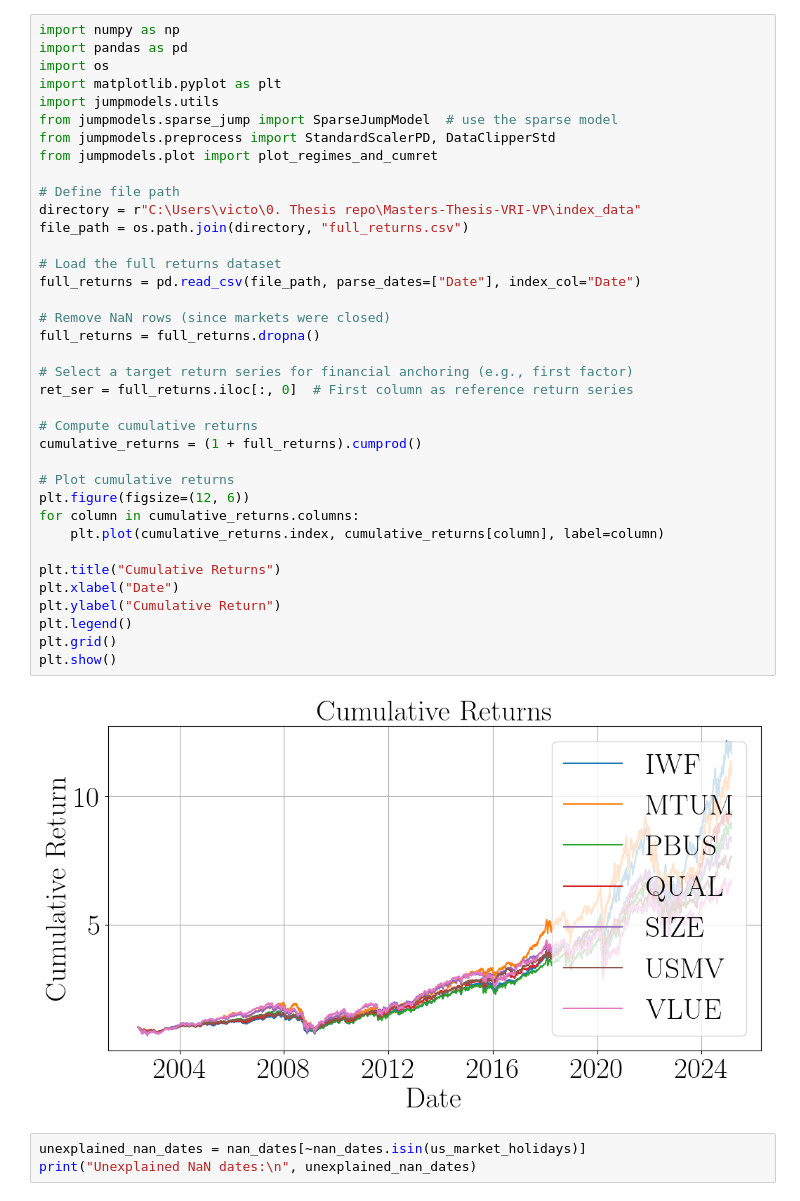
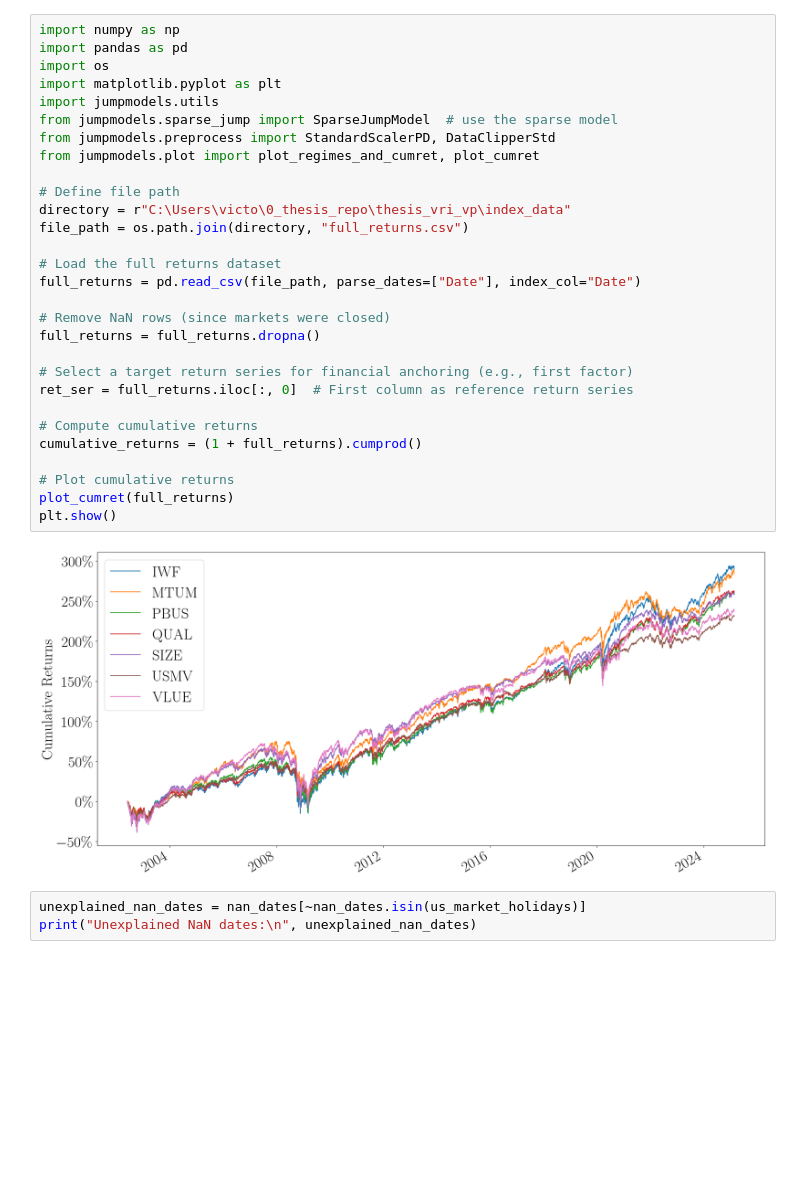
Before and after one commit to Kingmir96/thesis_vri_vp, a Jupyter notebook: victor/sparseJM.ipynb, the cells around one changed output. Saved outputs shown, nothing was run; the diff lists cells and outputs as text; blank space fills up the shorter version.

```diff
--- a/victor/sparseJM.ipynb
+++ b/victor/sparseJM.ipynb
@@ -1,42 +1,34 @@
 # %%
 import numpy as np
 import pandas as pd
 import os
 import matplotlib.pyplot as plt
 import jumpmodels.utils
 from jumpmodels.sparse_jump import SparseJumpModel  # use the sparse model
 from jumpmodels.preprocess import StandardScalerPD, DataClipperStd
-from jumpmodels.plot import plot_regimes_and_cumret
+from jumpmodels.plot import plot_regimes_and_cumret, plot_cumret
 
 # Define file path
-directory = r"C:\Users\victo\0. Thesis repo\Masters-Thesis-VRI-VP\index_data"
+directory = r"C:\Users\victo\0_thesis_repo\thesis_vri_vp\index_data"
 file_path = os.path.join(directory, "full_returns.csv")
 
 # Load the full returns dataset
 full_returns = pd.read_csv(file_path, parse_dates=["Date"], index_col="Date")
 
 # Remove NaN rows (since markets were closed)
 full_returns = full_returns.dropna()
 
 # Select a target return series for financial anchoring (e.g., first factor)
 ret_ser = full_returns.iloc[:, 0]  # First column as reference return series
 
 # Compute cumulative returns
 cumulative_returns = (1 + full_returns).cumprod()
 
 # Plot cumulative returns
-plt.figure(figsize=(12, 6))
-for column in cumulative_returns.columns:
-    plt.plot(cumulative_returns.index, cumulative_returns[column], label=column)
-
-plt.title("Cumulative Returns")
-plt.xlabel("Date")
-plt.ylabel("Cumulative Return")
-plt.legend()
-plt.grid()
+plot_cumret(full_returns)
 plt.show()
 # %% [output]
-[figure, old version]
+[figure, new version]
 # %%
 unexplained_nan_dates = nan_dates[~nan_dates.isin(us_market_holidays)]
 print("Unexplained NaN dates:\n", unexplained_nan_dates)
```
Also changed, not shown: parts of 2 cells of this notebook.
